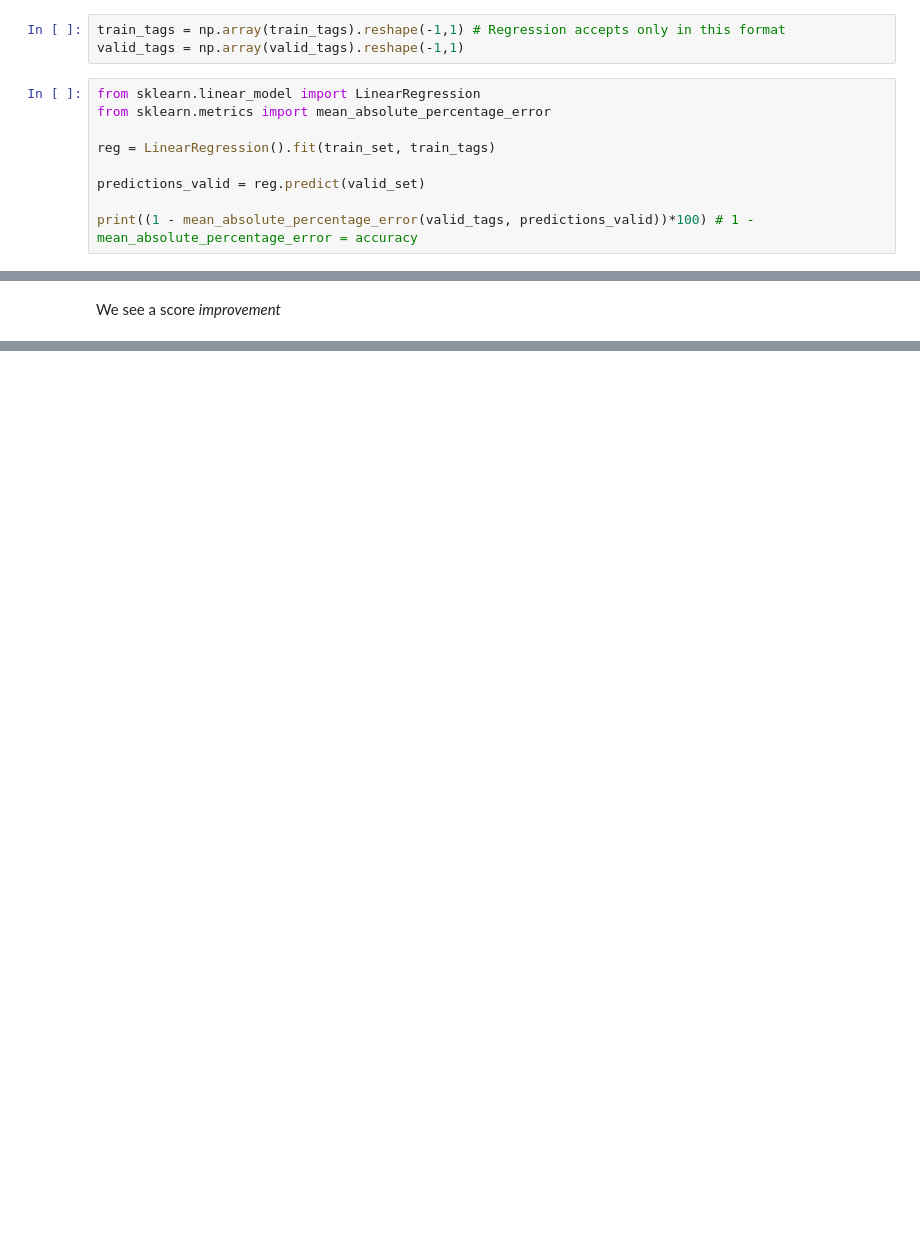
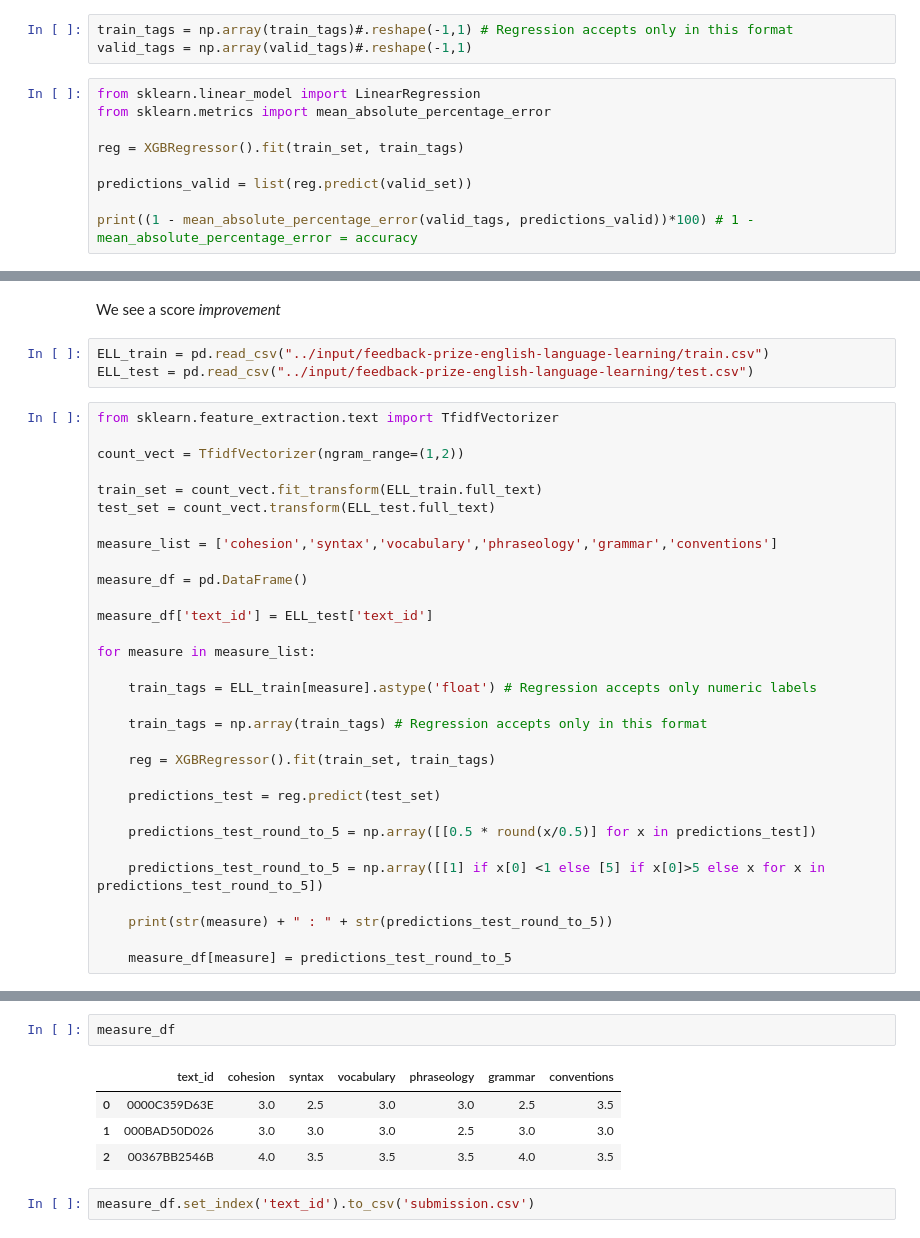
Before and after one commit to abhijeetgupta23/Data_Science-and-Machine-Learning-Engineering, a Jupyter notebook: English Essay Score Prediction using NLP.ipynb, the cells around one changed output, grey strips where cells are left out. Saved outputs shown, nothing was run; the diff lists cells and outputs as text; blank space fills up the shorter version.

```diff
--- a/English Essay Score Prediction using NLP.ipynb
+++ b/English Essay Score Prediction using NLP.ipynb
@@ -481,15 +295,15 @@ Vocabulary accuracy = 35.759897828863345
 train_tags = train.vocabulary.astype('float') # Regression accepts only numeric labels
 valid_tags = valid.vocabulary.astype('float')
 # %%
-train_tags = np.array(train_tags).reshape(-1,1) # Regression accepts only in this format
-valid_tags = np.array(valid_tags).reshape(-1,1)
+train_tags = np.array(train_tags)#.reshape(-1,1) # Regression accepts only in this format
+valid_tags = np.array(valid_tags)#.reshape(-1,1)
 # %%
 from sklearn.linear_model import LinearRegression
 from sklearn.metrics import mean_absolute_percentage_error
 
-reg = LinearRegression().fit(train_set, train_tags)
+reg = XGBRegressor().fit(train_set, train_tags)
 
-predictions_valid = reg.predict(valid_set)
+predictions_valid = list(reg.predict(valid_set))
 
 print((1 - mean_absolute_percentage_error(valid_tags, predictions_valid))*100) # 1 - mean_absolute_percentage_error = accuracy
 # %% [output]
@@ -534,2 +340,36 @@ print((1 - mean_absolute_percentage_error(valid_tags, predictions_valid_round_to
 # %% [markdown]
 We see a score *improvement*
+# %%
+ELL_train = pd.read_csv("../input/feedback-prize-english-language-learning/train.csv")
+ELL_test = pd.read_csv("../input/feedback-prize-english-language-learning/test.csv")
+# %%
+from sklearn.feature_extraction.text import TfidfVectorizer
+
+count_vect = TfidfVectorizer(ngram_range=(1,2))
+
+train_set = count_vect.fit_transform(ELL_train.full_text)
+test_set = count_vect.transform(ELL_test.full_text)
+
+measure_list = ['cohesion','syntax','vocabulary','phraseology','grammar','conventions']
+
+measure_df = pd.DataFrame()
+
+measure_df['text_id'] = ELL_test['text_id']
+
+for measure in measure_list:
+
+    train_tags = ELL_train[measure].astype('float') # Regression accepts only numeric labels
+
+    train_tags = np.array(train_tags) # Regression accepts only in this format
+
+    reg = XGBRegressor().fit(train_set, train_tags)
+
+    predictions_test = reg.predict(test_set)
+
+    predictions_test_round_to_5 = np.array([[0.5 * round(x/0.5)] for x in predictions_test])
+
+    predictions_test_round_to_5 = np.array([[1] if x[0] <1 else [5] if x[0]>5 else x for x in predictions_test_round_to_5])
+
+    print(str(measure) + " : " + str(predictions_test_round_to_5))
+
+    measure_df[measure] = predictions_test_round_to_5
@@ -535,0 +395,9 @@ We see a score *improvement*
+# %%
+measure_df
+# %% [output]
+|  | text_id | cohesion | syntax | vocabulary | phraseology | grammar | conventions |
+| 0 | 0000C359D63E | 3.0 | 2.5 | 3.0 | 3.0 | 2.5 | 3.5 |
+| 1 | 000BAD50D026 | 3.0 | 3.0 | 3.0 | 2.5 | 3.0 | 3.0 |
+| 2 | 00367BB2546B | 4.0 | 3.5 | 3.5 | 3.5 | 4.0 | 3.5 |
+# %%
+measure_df.set_index('text_id').to_csv('submission.csv')
```
Also changed, not shown: parts of 41 cells of this notebook.
